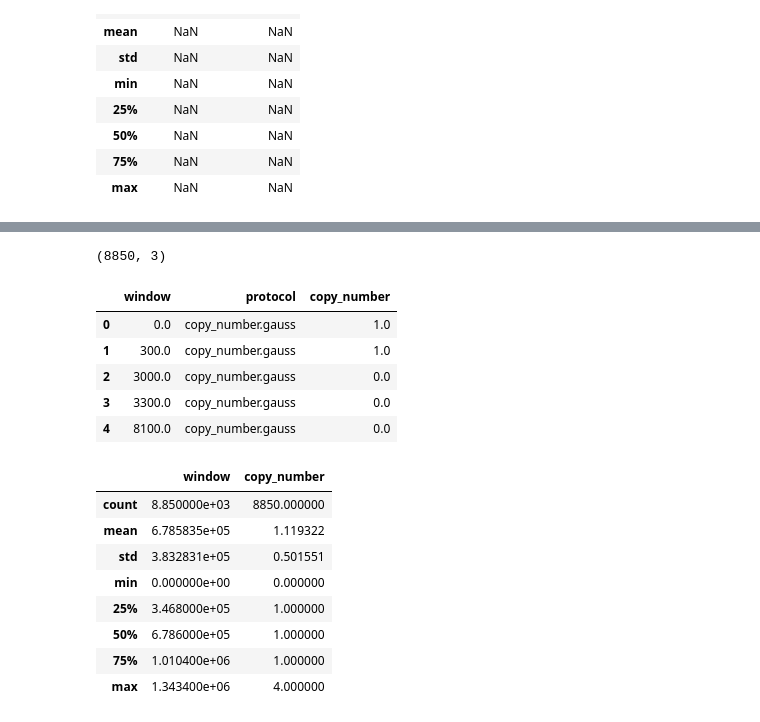
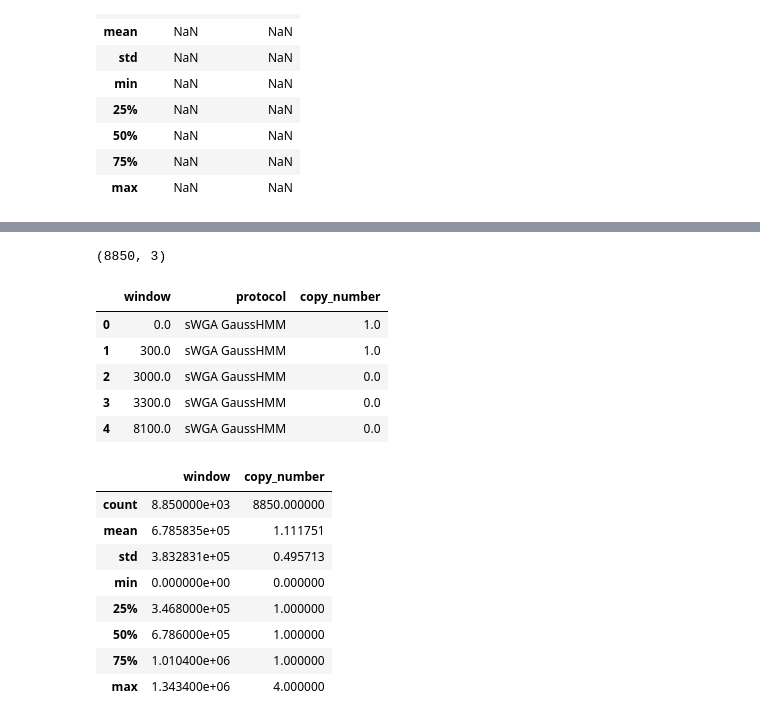
Before and after one commit to tnguyensanger/pf_swga_cnv, a Jupyter notebook: src/jupyter/3D7 Results.ipynb, the cells around one changed output, grey strips where cells are left out. Cells and saved outputs as stored; diff of their text form; code cells hidden in the pictures.

```diff
--- a/src/jupyter/3D7 Results.ipynb
+++ b/src/jupyter/3D7 Results.ipynb
@@ -399,6 +399,10 @@ display(xhmm_3d7.describe())
 | 75% | NaN | NaN |
 | max | NaN | NaN |
 # %%
+xhmm_3d7 = pandas.DataFrame([{"window": "0", "copy_number": 1}],
+                            columns=['window', 'copy_number'])  # Force a window that is 1 copy number
+display(xhmm_3d7)
+# join together to show that all windows are 1 for plotting
 swga = pf_3d7_swga_gc.reset_index().set_index("window").join(xhmm_3d7.set_index("window"), lsuffix=".gauss", rsuffix=".xhmm")
 swga.loc[pandas.isnull(swga["copy_number.xhmm"]), "copy_number.xhmm"] = 1
 swga.index.name = "window"
@@ -426,21 +432,23 @@ display(swga.describe())
 # %%
 swga_long = pandas.melt(swga, id_vars=["window"], value_vars=["copy_number.gauss", "copy_number.xhmm"],
                         var_name="protocol", value_name="copy_number")
+swga_long.loc[swga_long["protocol"] == "copy_number.gauss", "protocol"] = "sWGA GaussHMM"
+swga_long.loc[swga_long["protocol"] == "copy_number.xhmm", "protocol"] = "sWGA xHMM"
 display(swga_long.shape)
 display(swga_long.head())
 display(swga_long.describe())
 # %% [output]
 (8850, 3)
 |  | window | protocol | copy_number |
-| 0 | 0.0 | copy_number.gauss | 1.0 |
-| 1 | 300.0 | copy_number.gauss | 1.0 |
-| 2 | 3000.0 | copy_number.gauss | 0.0 |
-| 3 | 3300.0 | copy_number.gauss | 0.0 |
-| 4 | 8100.0 | copy_number.gauss | 0.0 |
+| 0 | 0.0 | sWGA GaussHMM | 1.0 |
+| 1 | 300.0 | sWGA GaussHMM | 1.0 |
+| 2 | 3000.0 | sWGA GaussHMM | 0.0 |
+| 3 | 3300.0 | sWGA GaussHMM | 0.0 |
+| 4 | 8100.0 | sWGA GaussHMM | 0.0 |
 |  | window | copy_number |
 | count | 8.850000e+03 | 8850.000000 |
-| mean | 6.785835e+05 | 1.119322 |
-| std | 3.832831e+05 | 0.501551 |
+| mean | 6.785835e+05 | 1.111751 |
+| std | 3.832831e+05 | 0.495713 |
 | min | 0.000000e+00 | 0.000000 |
 | 25% | 3.468000e+05 | 1.000000 |
 | 50% | 6.786000e+05 | 1.000000 |
```
Also changed, not shown: parts of 3 cells of this notebook, 1 other file.
